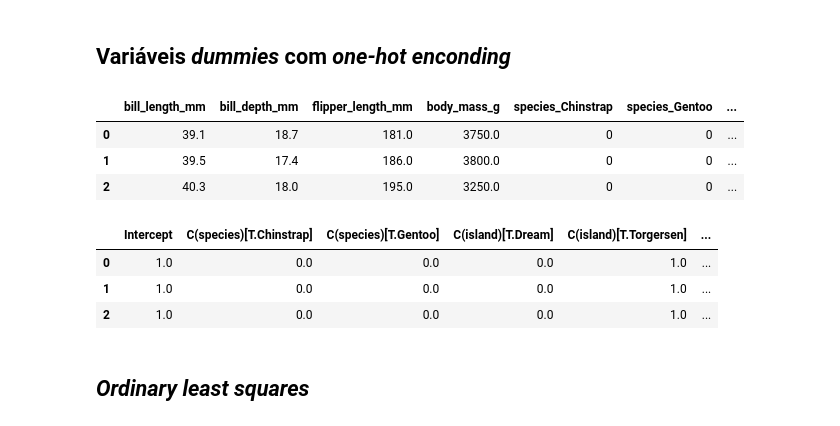
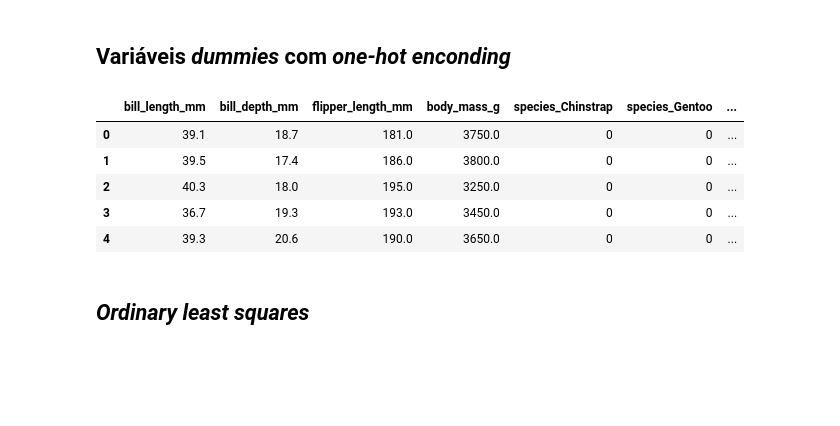
Before and after one commit to pedrocardo/estudos-estatistica, a Jupyter notebook: notebooks/regressao-linear.ipynb, the cells around one changed output. Drawn from its saved outputs; the diff is of its cells as text; code cells hidden in the pictures; blank space fills up the shorter version.

Commit message:
remoção do pacote patsy, adição de resumo do modelo e correções textuais

```diff
--- a/notebooks/regressao-linear.ipynb
+++ b/notebooks/regressao-linear.ipynb
@@ -2,7 +2,6 @@
 # Regressão linear
 # %%
 import pandas as pd
-import patsy
 import plotly.express as px
 import plotly.io as pio
 import statsmodels.api as sm
@@ -15,6 +14,8 @@ pio.renderers.default = "png"
 
 penguins: pd.DataFrame = get_rdataset("penguins", "palmerpenguins").data
 
-penguins = penguins.drop("year", axis=1).dropna().reset_index(drop=True).infer_objects()
+penguins: pd.DataFrame = penguins.drop("year", axis="columns")
 
-penguins.loc[:, penguins.dtypes == object] = penguins.select_dtypes(object).astype("category")
+penguins: pd.DataFrame = penguins.dropna().reset_index(drop=True)
+
+penguins.head()
@@ -21,29 +29,16 @@ penguins.loc[:, penguins.dtypes == object] = penguins.select_dtypes(object).asty
 # %% [markdown]
 ## Variáveis _dummies_ com _one-hot_ _enconding_
 # %%
-# Variáveis dummies com pandas
-
 penguins_with_dummies: pd.DataFrame = pd.get_dummies(penguins, drop_first=True)
 
-penguins_with_dummies.head(3)
+penguins_with_dummies.head()
 # %% [output]
 |  | bill_length_mm | bill_depth_mm | flipper_length_mm | body_mass_g | species_Chinstrap | species_Gentoo | ... |
 | 0 | 39.1 | 18.7 | 181.0 | 3750.0 | 0 | 0 | ... |
 | 1 | 39.5 | 17.4 | 186.0 | 3800.0 | 0 | 0 | ... |
 | 2 | 40.3 | 18.0 | 195.0 | 3250.0 | 0 | 0 | ... |
+| 3 | 36.7 | 19.3 | 193.0 | 3450.0 | 0 | 0 | ... |
+| 4 | 39.3 | 20.6 | 190.0 | 3650.0 | 0 | 0 | ... |
-# %%
-# Variáveis dummies com patsy
-
-formula = "body_mass_g ~ C(species) + C(island) + C(sex) + bill_length_mm + bill_depth_mm + flipper_length_mm"
-
-dependent, independents = patsy.dmatrices(formula, penguins, return_type="dataframe")
-
-independents.head(3)
-# %% [output]
-|  | Intercept | C(species)[T.Chinstrap] | C(species)[T.Gentoo] | C(island)[T.Dream] | C(island)[T.Torgersen] | ... |
-| 0 | 1.0 | 0.0 | 0.0 | 0.0 | 1.0 | ... |
-| 1 | 1.0 | 0.0 | 0.0 | 0.0 | 1.0 | ... |
-| 2 | 1.0 | 0.0 | 0.0 | 0.0 | 1.0 | ... |
 # %% [markdown]
 ## _Ordinary_ _least_ _squares_
 # %%
```
Also changed, not shown: parts of 11 cells of this notebook.
